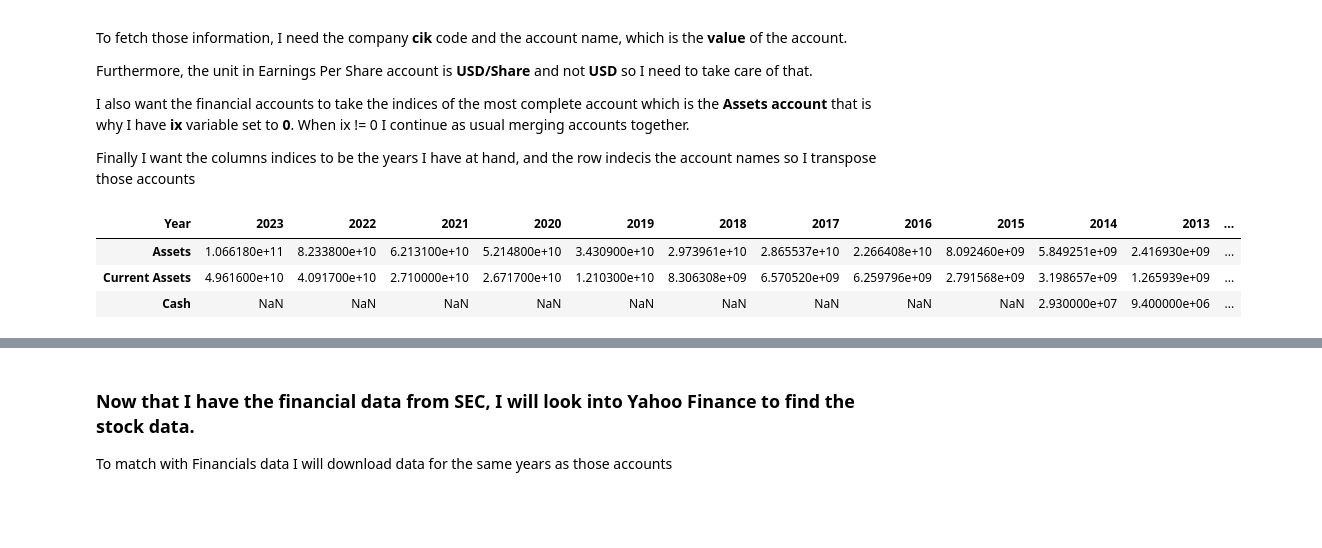
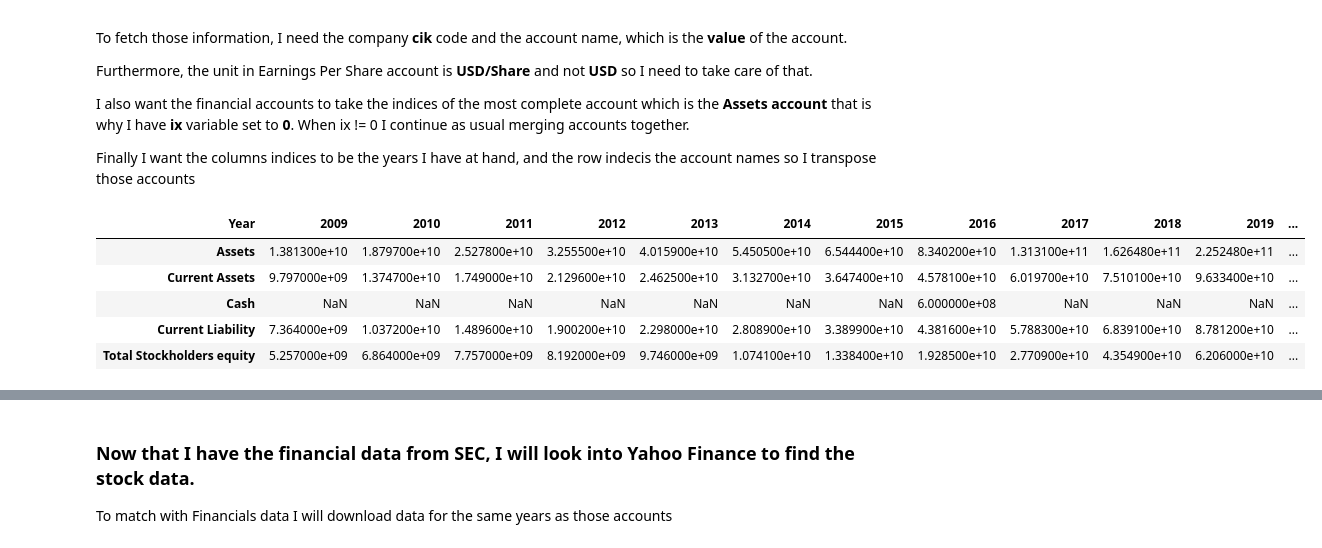
Before and after one commit to maseehfaizan/Project-Code, a Jupyter notebook: Master.ipynb, the cells around one changed output, grey strips where cells are left out. Saved outputs shown, nothing was run; the diff lists cells and outputs as text; code cells hidden in the pictures; blank space fills up the shorter version.

```diff
--- a/Master.ipynb
+++ b/Master.ipynb
@@ -229,16 +234,18 @@ for key,value in names.items():
         financials = financials.merge(name,left_on='Year',right_on='Year',how='left')
 
 financials = financials.drop('val',axis = 1)
-financials = financials.sort_values(by='Year',ascending=False)
+financials = financials.sort_values(by='Year',ascending=True)
 financials = financials.set_index('Year')
 financials = financials.T
 # %%
-financials.head(3)
+financials.head()
 # %% [output]
-| Year | 2023 | 2022 | 2021 | 2020 | 2019 | 2018 | 2017 | 2016 | 2015 | 2014 | 2013 | ... |
-| Assets | 1.066180e+11 | 8.233800e+10 | 6.213100e+10 | 5.214800e+10 | 3.430900e+10 | 2.973961e+10 | 2.865537e+10 | 2.266408e+10 | 8.092460e+09 | 5.849251e+09 | 2.416930e+09 | ... |
-| Current Assets | 4.961600e+10 | 4.091700e+10 | 2.710000e+10 | 2.671700e+10 | 1.210300e+10 | 8.306308e+09 | 6.570520e+09 | 6.259796e+09 | 2.791568e+09 | 3.198657e+09 | 1.265939e+09 | ... |
-| Cash | NaN | NaN | NaN | NaN | NaN | NaN | NaN | NaN | NaN | 2.930000e+07 | 9.400000e+06 | ... |
+| Year | 2009 | 2010 | 2011 | 2012 | 2013 | 2014 | 2015 | 2016 | 2017 | 2018 | 2019 | ... |
+| Assets | 1.381300e+10 | 1.879700e+10 | 2.527800e+10 | 3.255500e+10 | 4.015900e+10 | 5.450500e+10 | 6.544400e+10 | 8.340200e+10 | 1.313100e+11 | 1.626480e+11 | 2.252480e+11 | ... |
+| Current Assets | 9.797000e+09 | 1.374700e+10 | 1.749000e+10 | 2.129600e+10 | 2.462500e+10 | 3.132700e+10 | 3.647400e+10 | 4.578100e+10 | 6.019700e+10 | 7.510100e+10 | 9.633400e+10 | ... |
+| Cash | NaN | NaN | NaN | NaN | NaN | NaN | NaN | 6.000000e+08 | NaN | NaN | NaN | ... |
+| Current Liability | 7.364000e+09 | 1.037200e+10 | 1.489600e+10 | 1.900200e+10 | 2.298000e+10 | 2.808900e+10 | 3.389900e+10 | 4.381600e+10 | 5.788300e+10 | 6.839100e+10 | 8.781200e+10 | ... |
+| Total Stockholders equity | 5.257000e+09 | 6.864000e+09 | 7.757000e+09 | 8.192000e+09 | 9.746000e+09 | 1.074100e+10 | 1.338400e+10 | 1.928500e+10 | 2.770900e+10 | 4.354900e+10 | 6.206000e+10 | ... |
 # %%
 income = financials.iloc[6:].transpose()
 
```
Also changed, not shown: parts of 27 cells of this notebook.
